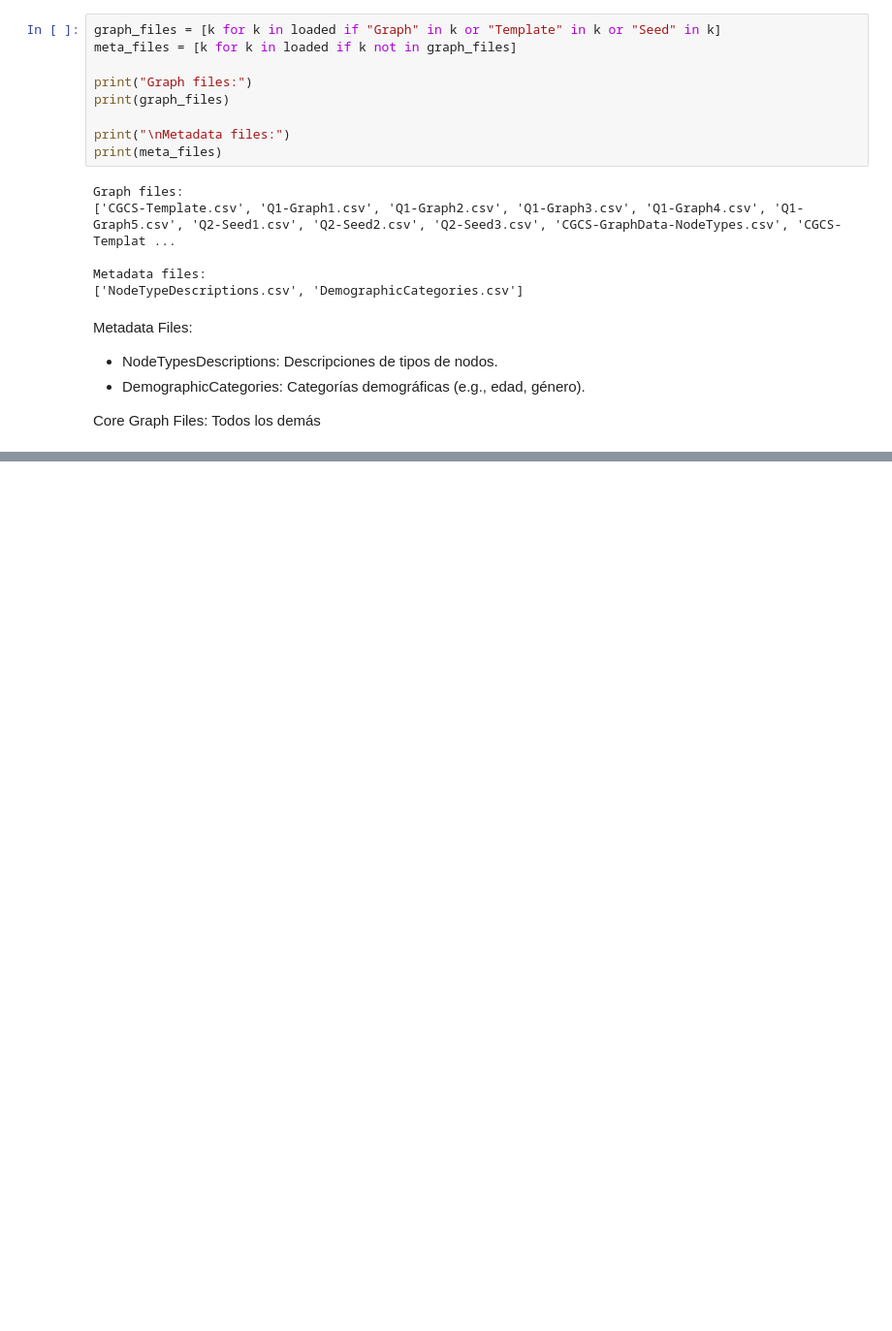
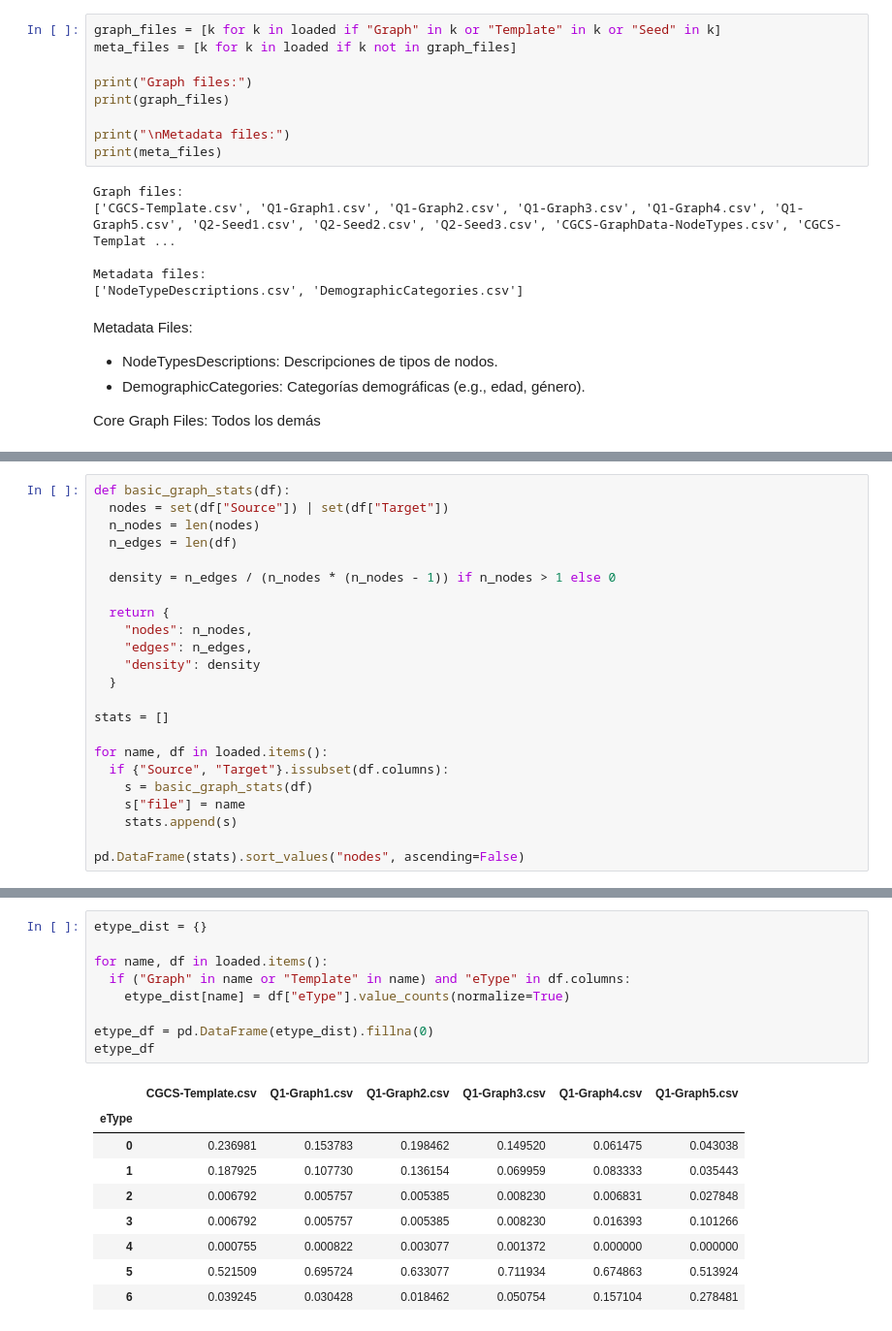
Before and after one commit to Snah-s/data_vis_p1, a Jupyter notebook: src/eda.ipynb, the cells around one changed output, grey strips where cells are left out. Shown at 97% size. Cells and saved outputs as stored; diff of their text form; blank space fills up the shorter version.

```diff
--- a/src/eda.ipynb
+++ b/src/eda.ipynb
@@ -150,0 +361,23 @@ for name, df in loaded.items():
+# %%
+def basic_graph_stats(df):
+  nodes = set(df["Source"]) | set(df["Target"])
+  n_nodes = len(nodes)
+  n_edges = len(df)
+
+  density = n_edges / (n_nodes * (n_nodes - 1)) if n_nodes > 1 else 0
+
+  return {
+    "nodes": n_nodes,
+    "edges": n_edges,
+    "density": density
+  }
+
+stats = []
+
+for name, df in loaded.items():
+  if {"Source", "Target"}.issubset(df.columns):
+    s = basic_graph_stats(df)
+    s["file"] = name
+    stats.append(s)
+
+pd.DataFrame(stats).sort_values("nodes", ascending=False)
@@ -150,0 +395,19 @@ for name, df in loaded.items():
+# %%
+etype_dist = {}
+
+for name, df in loaded.items():
+  if ("Graph" in name or "Template" in name) and "eType" in df.columns:
+    etype_dist[name] = df["eType"].value_counts(normalize=True)
+
+etype_df = pd.DataFrame(etype_dist).fillna(0)
+etype_df
+# %% [output]
+|  | CGCS-Template.csv | Q1-Graph1.csv | Q1-Graph2.csv | Q1-Graph3.csv | Q1-Graph4.csv | Q1-Graph5.csv |
+| eType |  |  |  |  |  |  |
+| 0 | 0.236981 | 0.153783 | 0.198462 | 0.149520 | 0.061475 | 0.043038 |
+| 1 | 0.187925 | 0.107730 | 0.136154 | 0.069959 | 0.083333 | 0.035443 |
+| 2 | 0.006792 | 0.005757 | 0.005385 | 0.008230 | 0.006831 | 0.027848 |
+| 3 | 0.006792 | 0.005757 | 0.005385 | 0.008230 | 0.016393 | 0.101266 |
+| 4 | 0.000755 | 0.000822 | 0.003077 | 0.001372 | 0.000000 | 0.000000 |
+| 5 | 0.521509 | 0.695724 | 0.633077 | 0.711934 | 0.674863 | 0.513924 |
+| 6 | 0.039245 | 0.030428 | 0.018462 | 0.050754 | 0.157104 | 0.278481 |
```
Also changed, not shown: parts of 31 cells of this notebook.
